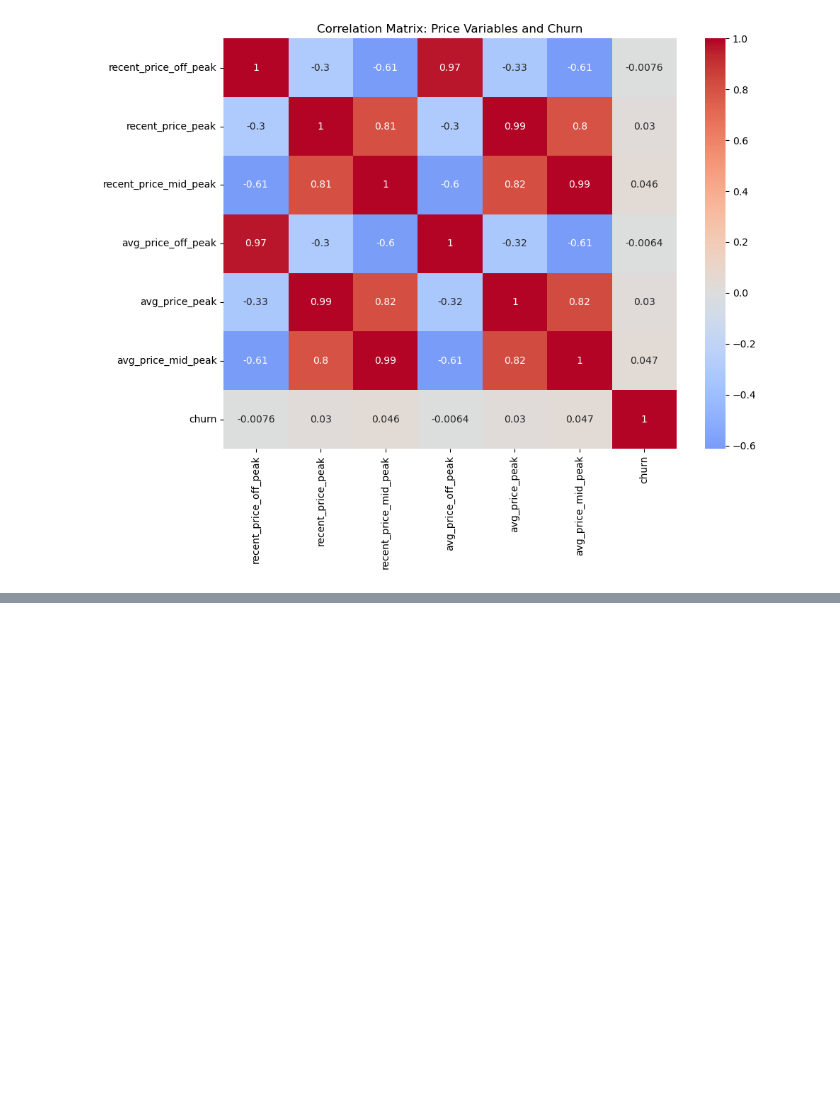
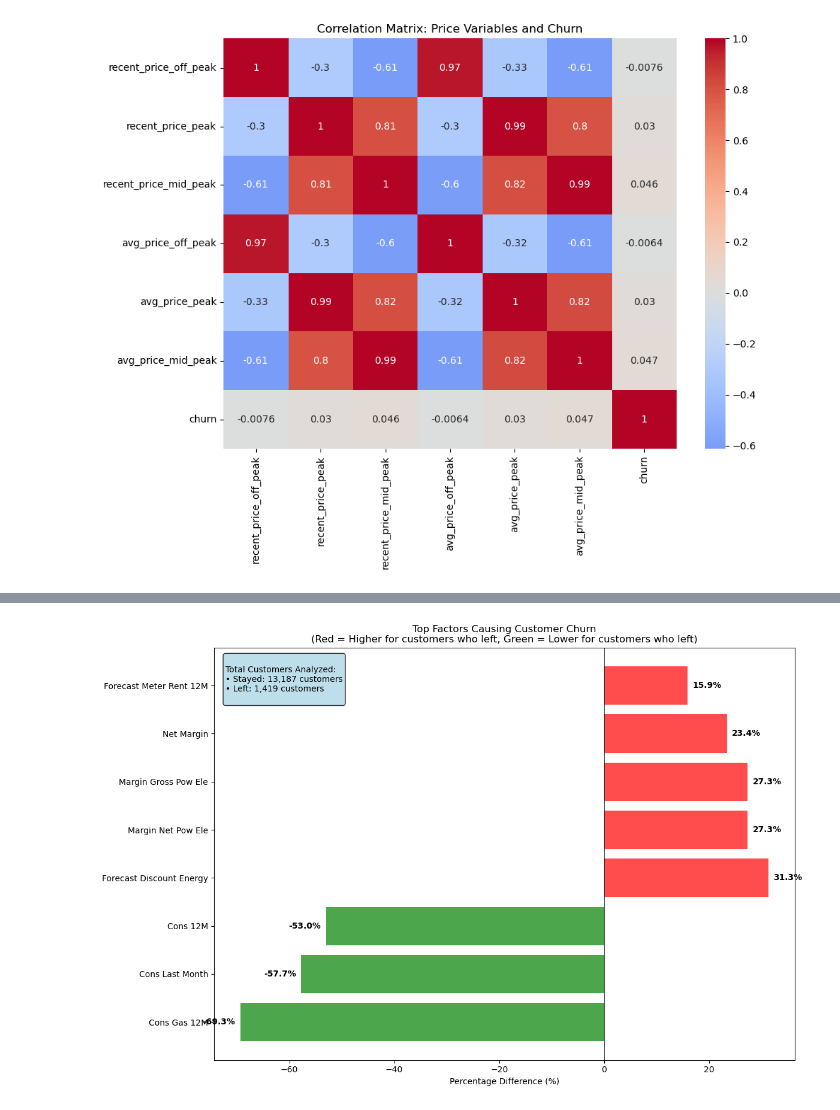
Before and after one commit to JannathaGitHubVision/Client_Project_BCGX, a Jupyter notebook: EDA Pratcise.ipynb, the cells around one changed output, grey strips where cells are left out. Cells and saved outputs as stored; diff of their text form; code cells hidden in the pictures; blank space fills up the shorter version.

```diff
--- a/EDA Pratcise.ipynb
+++ b/EDA Pratcise.ipynb
@@ -592,6 +543,11 @@ Does this make sense? We're basically measuring how much each price type "pushes
 # %%
 # Correlation analysis between price variables and churn
 import numpy as np
+
+price_columns = [
+    'recent_price_off_peak', 'recent_price_peak', 'recent_price_mid_peak',
+    'avg_price_off_peak', 'avg_price_peak', 'avg_price_mid_peak'
+]
 
 correlation_data = merged_data_complete[price_columns + ['churn']].corr()
 print("Correlation with Churn:")
@@ -907,0 +573,11 @@ print(f"5. Churn rate for price decreases: {price_decrease_churn:.2%}")
+# %%
+# Simple analysis of OTHER factors that cause churn
+print("=== OTHER FACTORS CAUSING CHURN ===")
+
+non_price_columns = []
+
+for col in merged_data_complete.columns:
+    if (col not in price_columns and col != 'churn' and col != 'id'):
+        non_price_columns.append(col)
+
+print(f"Other factors we can analyze: {non_price_columns }  \n")
@@ -907,0 +646,59 @@ print(f"5. Churn rate for price decreases: {price_decrease_churn:.2%}")
+# %%
+# Create simplified visual chart showing only the percentage comparison
+import matplotlib.pyplot as plt
+import numpy as np
+
+# Get top 8 factors with biggest differences
+factor_data_sorted = sorted(factor_data, key=lambda x: abs(x['percentage_diff']), reverse=True)[:8]
+
+# Prepare data for plotting
+factor_names = [f['factor'].replace('_', ' ').title() for f in factor_data_sorted]
+stayed_values = [f['stayed_avg'] for f in factor_data_sorted]
+left_values = [f['left_avg'] for f in factor_data_sorted]
+percentage_diffs = [f['percentage_diff'] for f in factor_data_sorted]
+
+# Create single chart showing percentage differences
+fig, ax = plt.subplots(figsize=(12, 8))
+
+# Create colors based on whether customers who left had higher or lower values
+colors = ['red' if diff > 0 else 'green' for diff in percentage_diffs]
+
+bars = ax.barh(factor_names, percentage_diffs, color=colors, alpha=0.7)
+
+# Add labels
+ax.set_xlabel('Percentage Difference (%)')
+ax.set_title('Top Factors Causing Customer Churn\n(Red = Higher for customers who left, Green = Lower for customers who left)')
+ax.axvline(x=0, color='black', linestyle='-', linewidth=0.5)
+
+# Add value labels on bars
+for i, (bar, value) in enumerate(zip(bars, percentage_diffs)):
+    if value > 0:
+        ax.text(value + 1, bar.get_y() + bar.get_height()/2, f'{value:.1f}%',
+                va='center', ha='left', fontweight='bold')
+    else:
+        ax.text(value - 1, bar.get_y() + bar.get_height()/2, f'{value:.1f}%',
+                va='center', ha='right', fontweight='bold')
+
+# Add explanation text
+textstr = f'''
+Total Customers Analyzed:
+• Stayed: {factor_data_sorted[0]['total_stayed']:,} customers
+• Left: {factor_data_sorted[0]['total_left']:,} customers
+'''
+props = dict(boxstyle='round', facecolor='lightblue', alpha=0.8)
+ax.text(0.02, 0.98, textstr, transform=ax.transAxes, fontsize=10,
+        verticalalignment='top', bbox=props)
+
+plt.tight_layout()
+plt.show()
+
+# Print summary of insights
+print(f"\n=== KEY INSIGHTS ===")
+print(f"📊 TOP 5 FACTORS WITH BIGGEST DIFFERENCES:")
+for i, factor in enumerate(factor_data_sorted[:5], 1):
+    direction = "HIGHER" if factor['percentage_diff'] > 0 else "LOWER"
+    print(f"{i}. {factor['factor']}: Customers who left had {direction} values ({factor['percentage_diff']:.1f}% difference)")
+    print(f"   - Stayed group average: {factor['stayed_avg']:.1f}")
+    print(f"   - Left group average:   {factor['left_avg']:.1f}")
+# %% [output]
+[figure, added]
```
Also changed, not shown: parts of 20 cells of this notebook.
